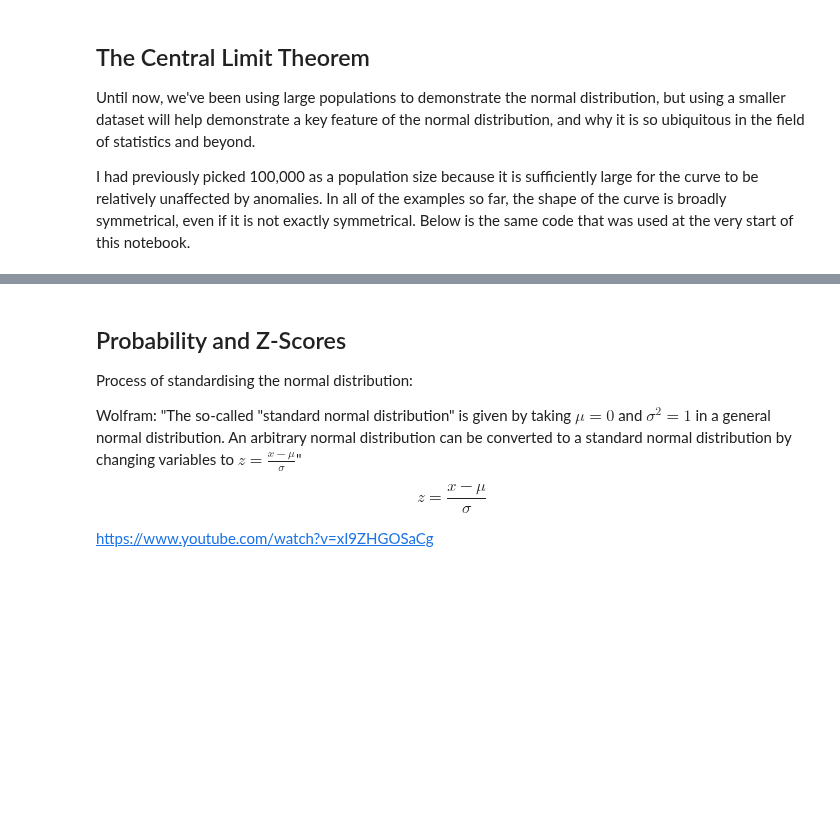
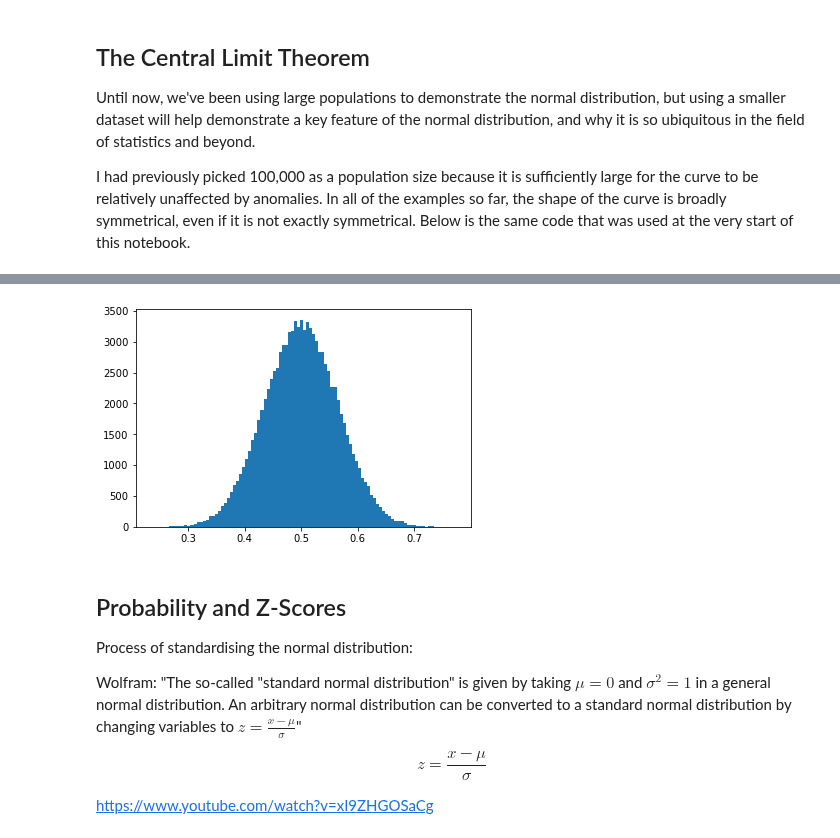
Before and after one commit to kiehozero/atu-fundda2022, a Jupyter notebook: practicals/00-normal-distribution.ipynb, the cells around one changed output, grey strips where cells are left out. Cells and saved outputs as stored; diff of their text form; code cells hidden in the pictures; blank space fills up the shorter version.

```diff
--- a/practicals/00-normal-distribution.ipynb
+++ b/practicals/00-normal-distribution.ipynb
@@ -247,3 +251,13 @@ plt.show();
+# %%
+unis = []
+for i in range(100000):
+    rng = np.random.uniform(0,1,20)
+    unis.append(np.mean(rng))
+
+plt.hist(unis, bins=100)
+plt.show();
+# %% [output]
+[figure, added]
 # %% [markdown]
 ## Probability and Z-Scores
 
```
Also changed, not shown: parts of 23 cells of this notebook.
